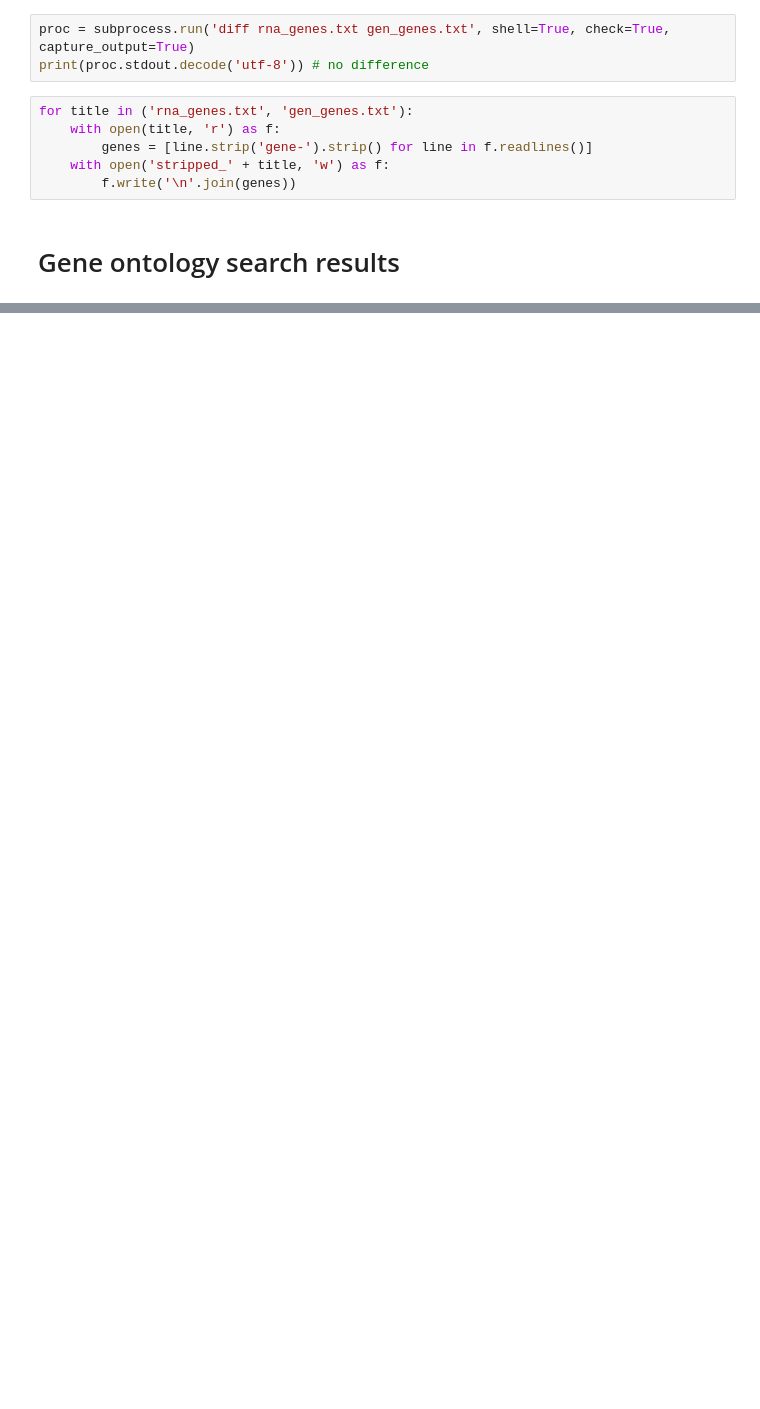
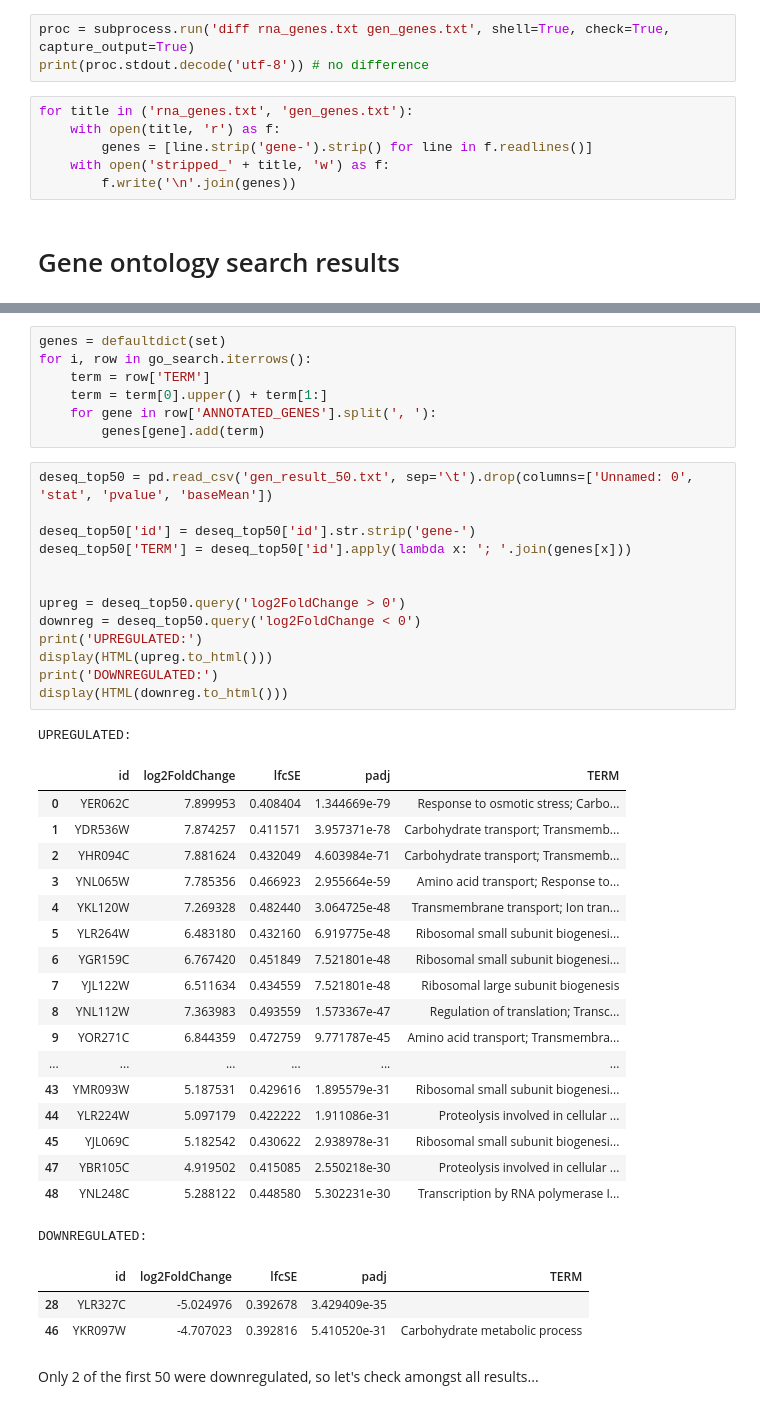
Before and after one commit to iam28th/BI-alg-bioinformatics, a Jupyter notebook: Project6/LabJournal.ipynb, the cells around one changed output, grey strips where cells are left out. Saved outputs shown, nothing was run; the diff lists cells and outputs as text; blank space fills up the shorter version.

```diff
--- a/Project6/LabJournal.ipynb
+++ b/Project6/LabJournal.ipynb
@@ -152,0 +167,45 @@ deseq_top50
+# %%
+genes = defaultdict(set)
+for i, row in go_search.iterrows():
+    term = row['TERM']
+    term = term[0].upper() + term[1:]
+    for gene in row['ANNOTATED_GENES'].split(', '):
+        genes[gene].add(term)
+# %%
+deseq_top50 = pd.read_csv('gen_result_50.txt', sep='\t').drop(columns=['Unnamed: 0', 'stat', 'pvalue', 'baseMean'])
+
+deseq_top50['id'] = deseq_top50['id'].str.strip('gene-')
+deseq_top50['TERM'] = deseq_top50['id'].apply(lambda x: '; '.join(genes[x]))
+
+
+upreg = deseq_top50.query('log2FoldChange > 0')
+downreg = deseq_top50.query('log2FoldChange < 0')
+print('UPREGULATED:')
+display(HTML(upreg.to_html()))
+print('DOWNREGULATED:')
+display(HTML(downreg.to_html()))
+# %% [output]
+UPREGULATED:
+|  | id | log2FoldChange | lfcSE | padj | TERM |
+| 0 | YER062C | 7.899953 | 0.408404 | 1.344669e-79 | Response to osmotic stress; Carbo... |
+| 1 | YDR536W | 7.874257 | 0.411571 | 3.957371e-78 | Carbohydrate transport; Transmemb... |
+| 2 | YHR094C | 7.881624 | 0.432049 | 4.603984e-71 | Carbohydrate transport; Transmemb... |
+| 3 | YNL065W | 7.785356 | 0.466923 | 2.955664e-59 | Amino acid transport; Response to... |
+| 4 | YKL120W | 7.269328 | 0.482440 | 3.064725e-48 | Transmembrane transport; Ion tran... |
+| 5 | YLR264W | 6.483180 | 0.432160 | 6.919775e-48 | Ribosomal small subunit biogenesi... |
+| 6 | YGR159C | 6.767420 | 0.451849 | 7.521801e-48 | Ribosomal small subunit biogenesi... |
+| 7 | YJL122W | 6.511634 | 0.434559 | 7.521801e-48 | Ribosomal large subunit biogenesis |
+| 8 | YNL112W | 7.363983 | 0.493559 | 1.573367e-47 | Regulation of translation; Transc... |
+| 9 | YOR271C | 6.844359 | 0.472759 | 9.771787e-45 | Amino acid transport; Transmembra... |
+| ... | ... | ... | ... | ... | ... |
+| 43 | YMR093W | 5.187531 | 0.429616 | 1.895579e-31 | Ribosomal small subunit biogenesi... |
+| 44 | YLR224W | 5.097179 | 0.422222 | 1.911086e-31 | Proteolysis involved in cellular ... |
+| 45 | YJL069C | 5.182542 | 0.430622 | 2.938978e-31 | Ribosomal small subunit biogenesi... |
+| 47 | YBR105C | 4.919502 | 0.415085 | 2.550218e-30 | Proteolysis involved in cellular ... |
+| 48 | YNL248C | 5.288122 | 0.448580 | 5.302231e-30 | Transcription by RNA polymerase I... |
+DOWNREGULATED:
+|  | id | log2FoldChange | lfcSE | padj | TERM |
+| 28 | YLR327C | -5.024976 | 0.392678 | 3.429409e-35 |  |
+| 46 | YKR097W | -4.707023 | 0.392816 | 5.410520e-31 | Carbohydrate metabolic process |
+# %% [markdown]
+Only 2 of the first 50 were downregulated, so let's check amongst all results...
```
Also changed, not shown: parts of 8 cells of this notebook.
